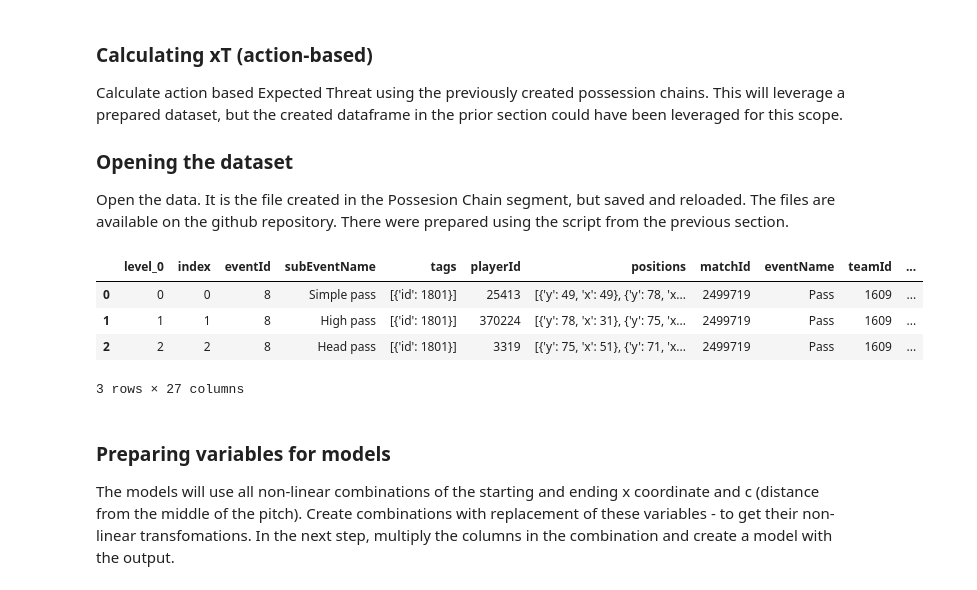
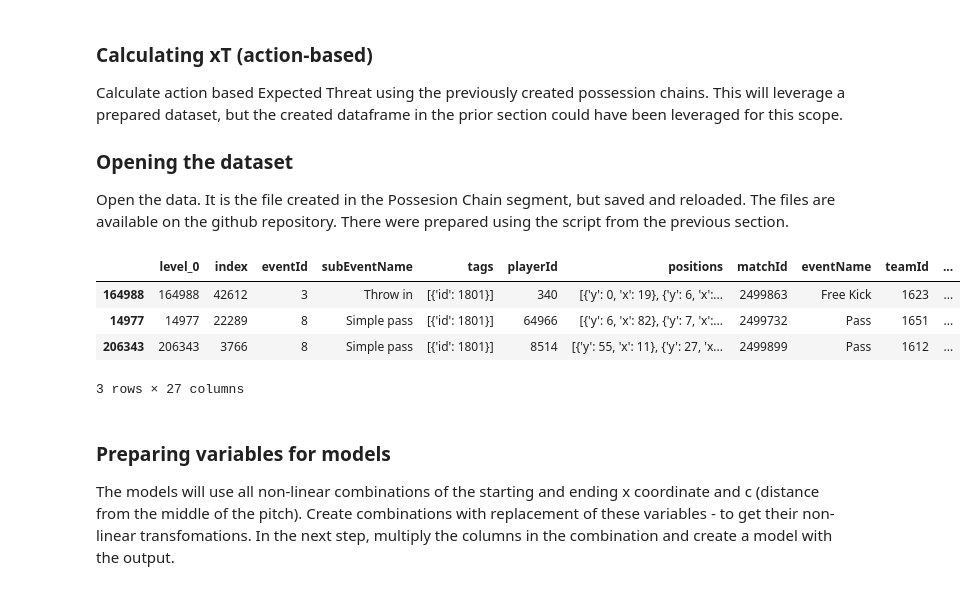
Before and after one commit to khoffLSU/footy_analytics, a Jupyter notebook: Valuing actions calc xT action based.ipynb, the cells around one changed output. Saved outputs shown, nothing was run; the diff lists cells and outputs as text; code cells hidden in the pictures.

```diff
--- a/Valuing actions calc xT action based.ipynb
+++ b/Valuing actions calc xT action based.ipynb
@@ -31,12 +31,12 @@ for i in range(11):
     df = pd.concat([df, pd.DataFrame(data)], ignore_index = True)
 df = df.reset_index()
 # %%
-df.head(3)
+df.sample(3)
 # %% [output]
 |  | level_0 | index | eventId | subEventName | tags | playerId | positions | matchId | eventName | teamId | ... |
-| 0 | 0 | 0 | 8 | Simple pass | [{'id': 1801}] | 25413 | [{'y': 49, 'x': 49}, {'y': 78, 'x... | 2499719 | Pass | 1609 | ... |
-| 1 | 1 | 1 | 8 | High pass | [{'id': 1801}] | 370224 | [{'y': 78, 'x': 31}, {'y': 75, 'x... | 2499719 | Pass | 1609 | ... |
-| 2 | 2 | 2 | 8 | Head pass | [{'id': 1801}] | 3319 | [{'y': 75, 'x': 51}, {'y': 71, 'x... | 2499719 | Pass | 1609 | ... |
+| 164988 | 164988 | 42612 | 3 | Throw in | [{'id': 1801}] | 340 | [{'y': 0, 'x': 19}, {'y': 6, 'x':... | 2499863 | Free Kick | 1623 | ... |
+| 14977 | 14977 | 22289 | 8 | Simple pass | [{'id': 1801}] | 64966 | [{'y': 6, 'x': 82}, {'y': 7, 'x':... | 2499732 | Pass | 1651 | ... |
+| 206343 | 206343 | 3766 | 8 | Simple pass | [{'id': 1801}] | 8514 | [{'y': 55, 'x': 11}, {'y': 27, 'x... | 2499899 | Pass | 1612 | ... |
 3 rows × 27 columns
 # %% [markdown]
 ### Preparing variables for models
```
Also changed, not shown: parts of 18 cells of this notebook.
